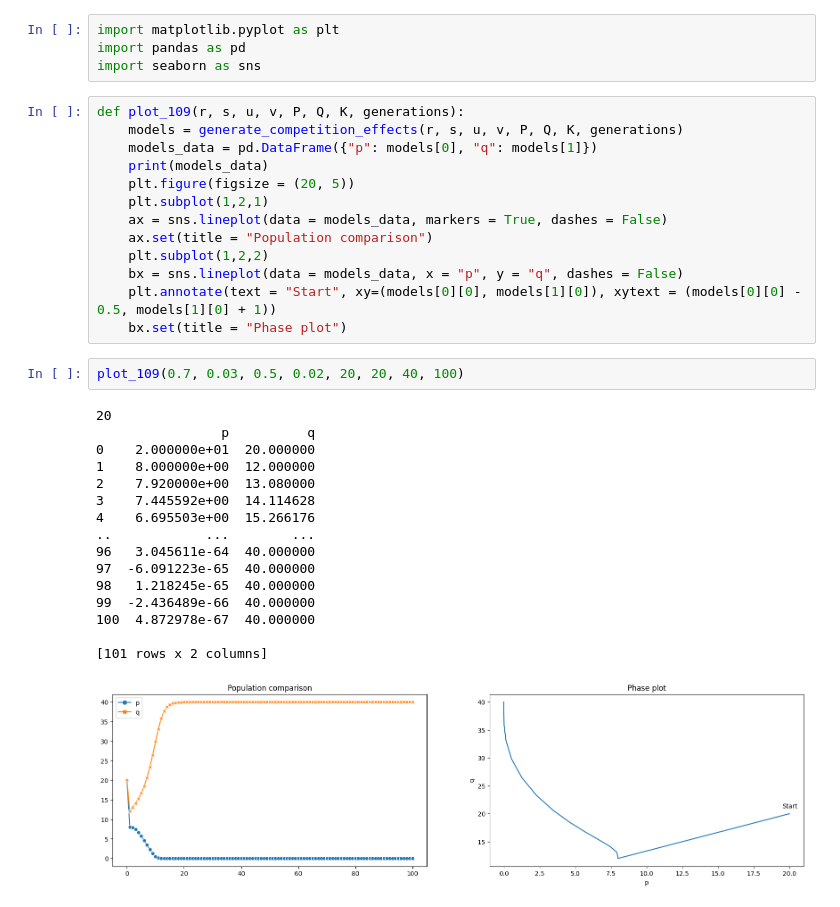
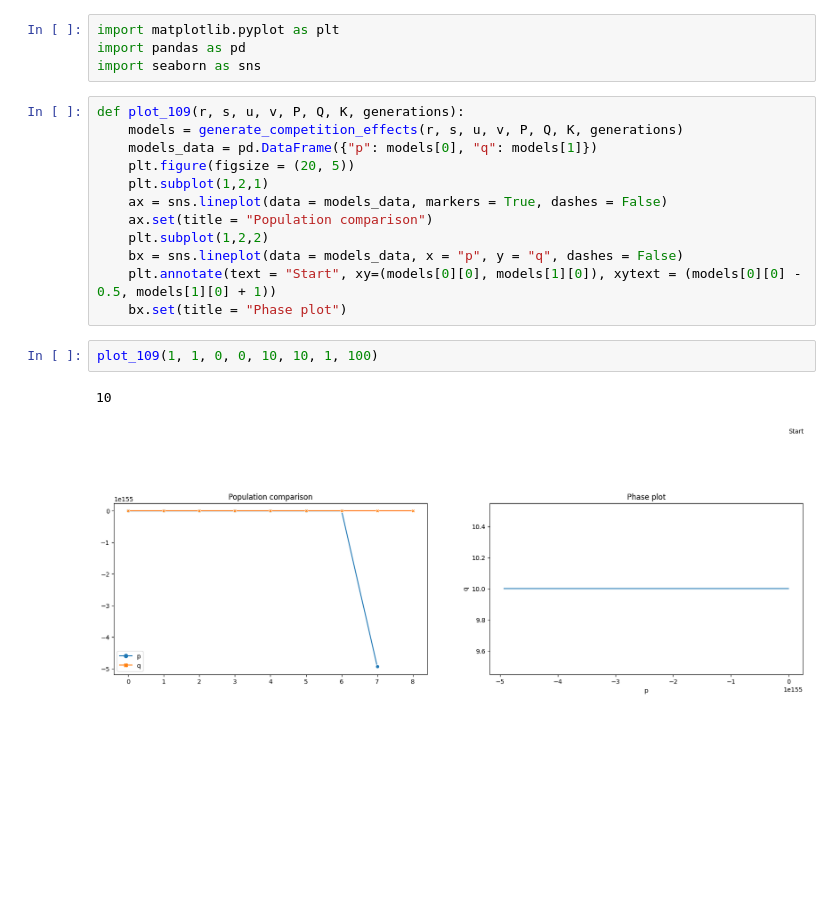
Before and after one commit to GabrielIslas/Third-Quarter, a Jupyter notebook: StatisticalModeling/u3project/e109.ipynb, the cells around one changed output. Drawn from its saved outputs; the diff is of its cells as text; blank space fills up the shorter version.

```diff
--- a/StatisticalModeling/u3project/e109.ipynb
+++ b/StatisticalModeling/u3project/e109.ipynb
@@ -39,7 +39,6 @@ import seaborn as sns
 def plot_109(r, s, u, v, P, Q, K, generations):
     models = generate_competition_effects(r, s, u, v, P, Q, K, generations)
     models_data = pd.DataFrame({"p": models[0], "q": models[1]})
-    print(models_data)
     plt.figure(figsize = (20, 5))
     plt.subplot(1,2,1)
     ax = sns.lineplot(data = models_data, markers = True, dashes = False)
@@ -48,22 +47,8 @@ def plot_109(r, s, u, v, P, Q, K, generations):
     bx = sns.lineplot(data = models_data, x = "p", y = "q", dashes = False)
     plt.annotate(text = "Start", xy=(models[0][0], models[1][0]), xytext = (models[0][0] - 0.5, models[1][0] + 1))
     bx.set(title = "Phase plot")
-# %%
-plot_109(0.7, 0.03, 0.5, 0.02, 20, 20, 40, 100)
-# %% [output]
-20
-                p          q
-0    2.000000e+01  20.000000
-1    8.000000e+00  12.000000
-2    7.920000e+00  13.080000
-3    7.445592e+00  14.114628
-4    6.695503e+00  15.266176
-..            ...        ...
-96   3.045611e-64  40.000000
-97  -6.091223e-65  40.000000
-98   1.218245e-65  40.000000
-99  -2.436489e-66  40.000000
-100  4.872978e-67  40.000000
-
-[101 rows x 2 columns]
-[figure, removed]
+# %%
+plot_109(1, 1, 0, 0, 10, 10, 1, 100)
+# %% [output]
+10
+[figure, added]
```
Also changed, not shown: 2 other files.
